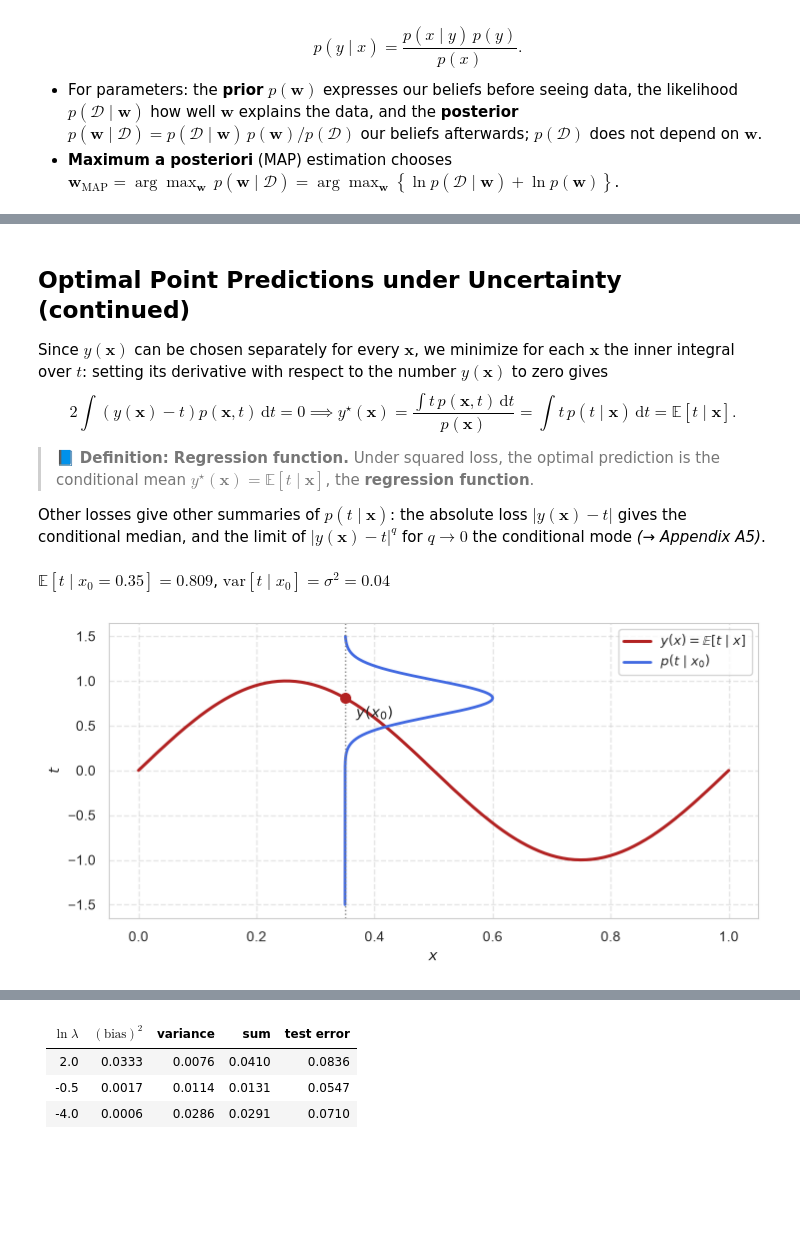
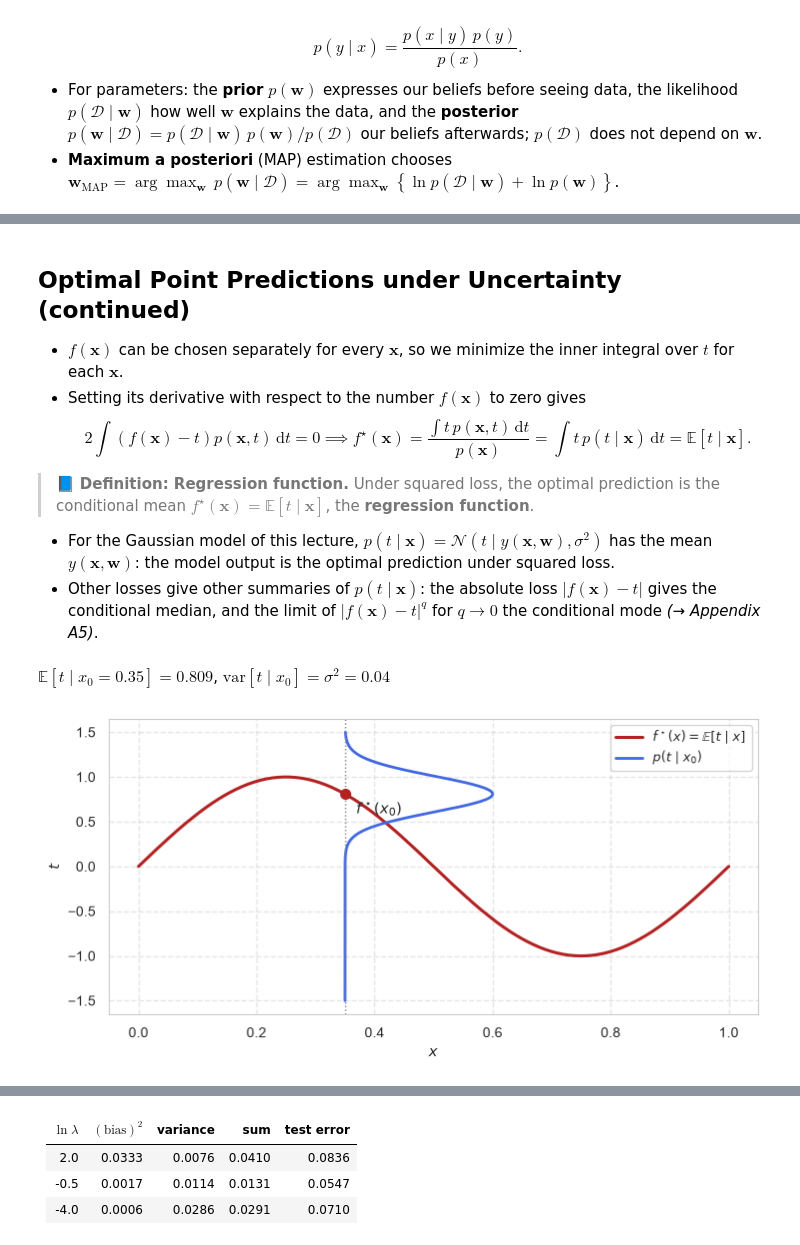
Before and after one commit to konstantin-schekotihin/dl_course, a Jupyter notebook: ML-DL/02_deep_learning/04_regression.ipynb, the cells around one changed output, grey strips where cells are left out. Drawn from its saved outputs; the diff is of its cells as text; code cells hidden in the pictures; blank space fills up the shorter version.

Commit message:
04_regression: lecturer's comments (bullets, derivation of the normal equations, f(x) as in the book, irreducible noise)

```diff
--- a/ML-DL/02_deep_learning/04_regression.ipynb
+++ b/ML-DL/02_deep_learning/04_regression.ipynb
@@ -733,25 +852,27 @@ $$\mathbb{E}[L] = \iint \left(y(\mathbf{x}) - t\right)^2 p(\mathbf{x}, t)\, \mat
 # %% [markdown]
 ## Optimal Point Predictions under Uncertainty (continued)
 
-Since $y(\mathbf{x})$ can be chosen separately for every $\mathbf{x}$, we minimize for each $\mathbf{x}$ the inner integral over $t$: setting its derivative with respect to the number $y(\mathbf{x})$ to zero gives
-$$2 \int \left(y(\mathbf{x}) - t\right) p(\mathbf{x}, t)\, \mathrm{d}t = 0 \implies y^\star(\mathbf{x}) = \frac{\int t\, p(\mathbf{x}, t)\, \mathrm{d}t}{p(\mathbf{x})} = \int t\, p(t \mid \mathbf{x})\, \mathrm{d}t = \mathbb{E}[t \mid \mathbf{x}].$$
+- $f(\mathbf{x})$ can be chosen separately for every $\mathbf{x}$, so we minimize the inner integral over $t$ for each $\mathbf{x}$.
+- Setting its derivative with respect to the number $f(\mathbf{x})$ to zero gives
+$$2 \int \left(f(\mathbf{x}) - t\right) p(\mathbf{x}, t)\, \mathrm{d}t = 0 \implies f^\star(\mathbf{x}) = \frac{\int t\, p(\mathbf{x}, t)\, \mathrm{d}t}{p(\mathbf{x})} = \int t\, p(t \mid \mathbf{x})\, \mathrm{d}t = \mathbb{E}[t \mid \mathbf{x}].$$
 
-> 📘 **Definition: Regression function.** Under squared loss, the optimal prediction is the conditional mean $y^\star(\mathbf{x}) = \mathbb{E}[t \mid \mathbf{x}]$, the **regression function**.
+> 📘 **Definition: Regression function.** Under squared loss, the optimal prediction is the conditional mean $f^\star(\mathbf{x}) = \mathbb{E}[t \mid \mathbf{x}]$, the **regression function**.
 
-Other losses give other summaries of $p(t \mid \mathbf{x})$: the absolute loss $|y(\mathbf{x}) - t|$ gives the conditional median, and the limit of $|y(\mathbf{x}) - t|^q$ for $q \to 0$ the conditional mode *(→ Appendix A5)*.
+- For the Gaussian model of this lecture, $p(t \mid \mathbf{x}) = \mathcal{N}(t \mid y(\mathbf{x}, \mathbf{w}), \sigma^2)$ has the mean $y(\mathbf{x}, \mathbf{w})$: the model output is the optimal prediction under squared loss.
+- Other losses give other summaries of $p(t \mid \mathbf{x})$: the absolute loss $|f(\mathbf{x}) - t|$ gives the conditional median, and the limit of $|f(\mathbf{x}) - t|^q$ for $q \to 0$ the conditional mode *(→ Appendix A5)*.
 # %%
 # The regression function of the sine data and the conditional density p(t | x0) at x0 = 0.35
 x0 = 0.35
-y0 = math.sin(2 * math.pi * x0)                              # E[t | x0] = h(x0)
+f0 = math.sin(2 * math.pi * x0)                              # f*(x0) = E[t | x0] = h(x0)
 t_grid = torch.linspace(-1.5, 1.5, 300)
-density = (torch.exp(-(t_grid - y0) ** 2 / (2 * noise_sigma ** 2))
-           / math.sqrt(2 * math.pi * noise_sigma ** 2))                 # N(t | y0, sigma^2)
-display(Markdown(rf"$\mathbb{{E}}[t \mid x_0 = {x0}] = {y0:.3f}$, "
+density = (torch.exp(-(t_grid - f0) ** 2 / (2 * noise_sigma ** 2))
+           / math.sqrt(2 * math.pi * noise_sigma ** 2))                 # N(t | f0, sigma^2)
+display(Markdown(rf"$\mathbb{{E}}[t \mid x_0 = {x0}] = {f0:.3f}$, "
                  rf"$\mathrm{{var}}[t \mid x_0] = \sigma^2 = {noise_sigma ** 2:.2f}$"))
-hp.plot_conditional_density(x_dense, h_dense, x0, t_grid, density, y0)
+hp.plot_conditional_density(x_dense, h_dense, x0, t_grid, density, f0)
 # %% [output]
 $\mathbb{E}[t \mid x_0 = 0.35] = 0.809$, $\mathrm{var}[t \mid x_0] = \sigma^2 = 0.04$
-[figure, old version]
+[figure, new version]
 # %% [markdown]
 ## Decomposition of Squared Loss: Reducible vs. Irreducible Error
 
```
Also changed, not shown: parts of 47 cells of this notebook, 1 other file.
